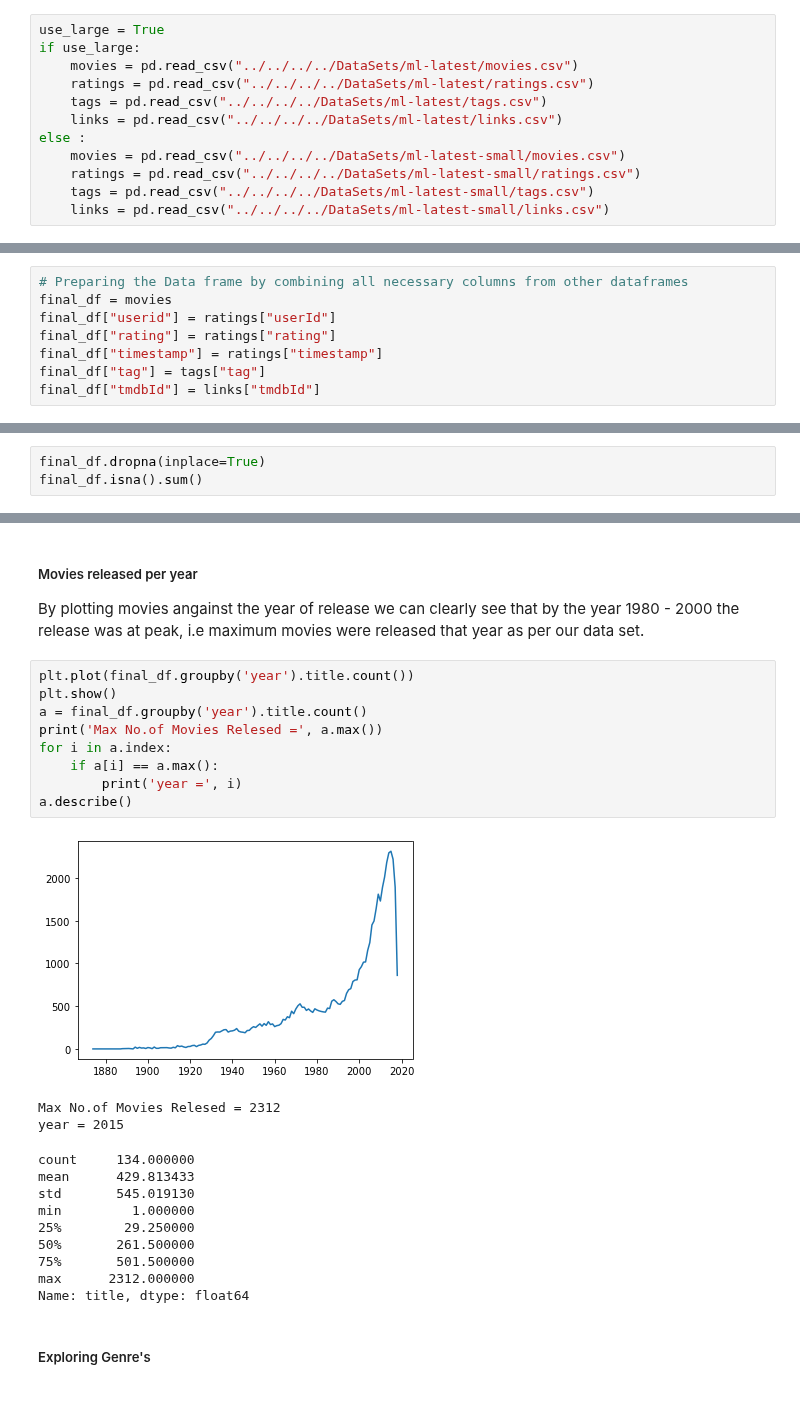
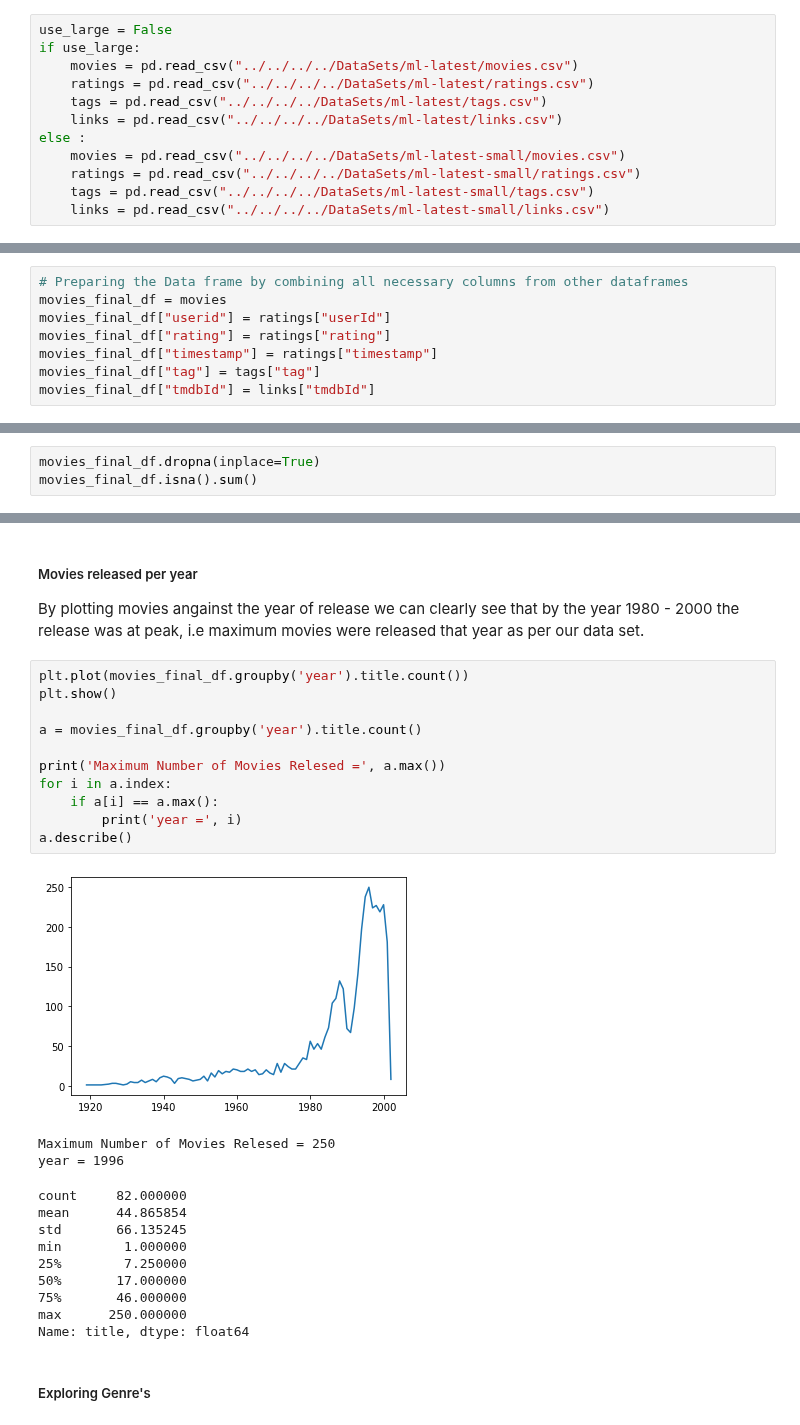
Before and after one commit to sunil3092/DBSEdu, a Jupyter notebook: Sem 2/Recommender System/CA/CA_Sunil_Gauda_10595858.ipynb, the cells around one changed output, grey strips where cells are left out. Drawn from its saved outputs; the diff is of its cells as text.

```diff
--- a/Sem 2/Recommender System/CA/CA_Sunil_Gauda_10595858.ipynb
+++ b/Sem 2/Recommender System/CA/CA_Sunil_Gauda_10595858.ipynb
@@ -45,7 +45,7 @@ Use the following link for smaller data set as the large dataset can fail on cal
 * **update the path of the data**
 * **use_large** should be **False**
 # %%
-use_large = True
+use_large = False
 if use_large:
     movies = pd.read_csv("../../../../DataSets/ml-latest/movies.csv")
     ratings = pd.read_csv("../../../../DataSets/ml-latest/ratings.csv")
@@ -90,18 +90,18 @@ movies.head()
 Final Data Frame contains all the data required for exploratory analysis of the data and visualise the data using various techniques.
 # %%
 # Preparing the Data frame by combining all necessary columns from other dataframes
-final_df = movies
-final_df["userid"] = ratings["userId"]
-final_df["rating"] = ratings["rating"]
-final_df["timestamp"] = ratings["timestamp"]
-final_df["tag"] = tags["tag"]
-final_df["tmdbId"] = links["tmdbId"]
+movies_final_df = movies
+movies_final_df["userid"] = ratings["userId"]
+movies_final_df["rating"] = ratings["rating"]
+movies_final_df["timestamp"] = ratings["timestamp"]
+movies_final_df["tag"] = tags["tag"]
+movies_final_df["tmdbId"] = links["tmdbId"]
 # %% [markdown]
 ##### Dropping the NA columns
 As we have a huge amount of data, and the NA counts for tags only, that is also few hundread of the entire dataset we can get rid of NA rows.
 # %%
-final_df.dropna(inplace=True)
-final_df.isna().sum()
+movies_final_df.dropna(inplace=True)
+movies_final_df.isna().sum()
 # %% [output]
 movieId      0
 title        0
@@ -175,26 +176,28 @@ final_df[['title', 'rating']].sort_values('rating', ascending=False).head(10)
 ##### Movies released per year
 By plotting movies angainst the year of release we can clearly see that by the year 1980 - 2000 the release was at peak, i.e maximum movies were released that year as per our data set.
 # %%
-plt.plot(final_df.groupby('year').title.count())
+plt.plot(movies_final_df.groupby('year').title.count())
 plt.show()
-a = final_df.groupby('year').title.count()
-print('Max No.of Movies Relesed =', a.max())
+
+a = movies_final_df.groupby('year').title.count()
+
+print('Maximum Number of Movies Relesed =', a.max())
 for i in a.index:
     if a[i] == a.max():
         print('year =', i)
 a.describe()
 # %% [output]
-[figure, old version]
+[figure, new version]
-Max No.of Movies Relesed = 2312
-year = 2015
+Maximum Number of Movies Relesed = 250
+year = 1996
-count     134.000000
-mean      429.813433
-std       545.019130
-min         1.000000
-25%        29.250000
-50%       261.500000
-75%       501.500000
-max      2312.000000
+count     82.000000
+mean      44.865854
+std       66.135245
+min        1.000000
+25%        7.250000
+50%       17.000000
+75%       46.000000
+max      250.000000
 Name: title, dtype: float64
 # %% [markdown]
 ##### Exploring Genre's
```
Also changed, not shown: parts of 17 cells of this notebook.
